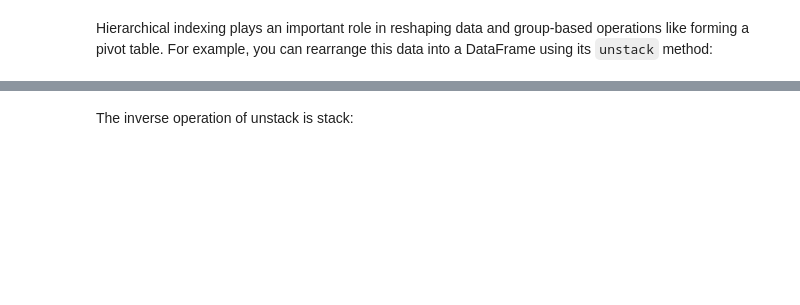
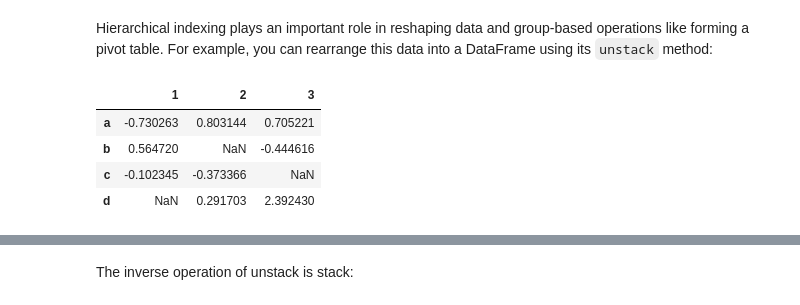
Before and after one commit to ProfessorPatrickSlatraigh/CST3512, a Jupyter notebook: CST3512_Class19_Indexing.ipynb, the cells around one changed output, grey strips where cells are left out. Cells and saved outputs as stored; diff of their text form; code cells hidden in the pictures; blank space fills up the shorter version.

```diff
--- a/CST3512_Class19_Indexing.ipynb
+++ b/CST3512_Class19_Indexing.ipynb
@@ -42,6 +111,6 @@ import numpy as np
 # %%
-data = pd.Series(np.random.randn(9),
+data_3 = pd.Series(np.random.randn(9),
        index=[['a', 'a', 'a', 'b', 'b', 'c', 'c', 'd', 'd'],
        [1, 2, 3, 1, 3, 1, 2, 2, 3]])
 
-print(data)
+print(data_3)
@@ -82,6 +250,12 @@ corp.loc[:,201]
 # %% [markdown]
 Hierarchical indexing plays an important role in reshaping data and group-based operations like forming a pivot table. For example, you can rearrange this data into a DataFrame using its `unstack` method:
 # %%
-data.unstack()
+data_3.unstack()
+# %% [output]
+|  | 1 | 2 | 3 |
+| a | -0.730263 | 0.803144 | 0.705221 |
+| b | 0.564720 | NaN | -0.444616 |
+| c | -0.102345 | -0.373366 | NaN |
+| d | NaN | 0.291703 | 2.392430 |
 # %%
 corp.unstack()
```
Also changed, not shown: parts of 53 cells of this notebook.
